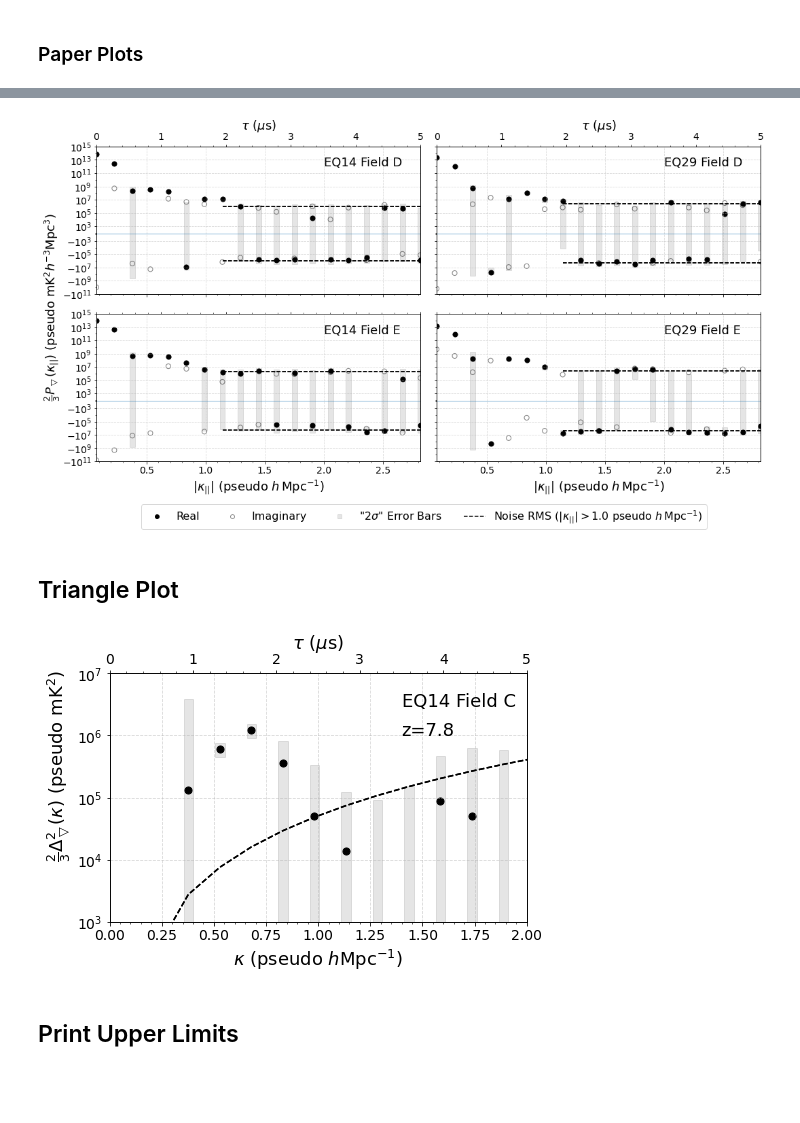
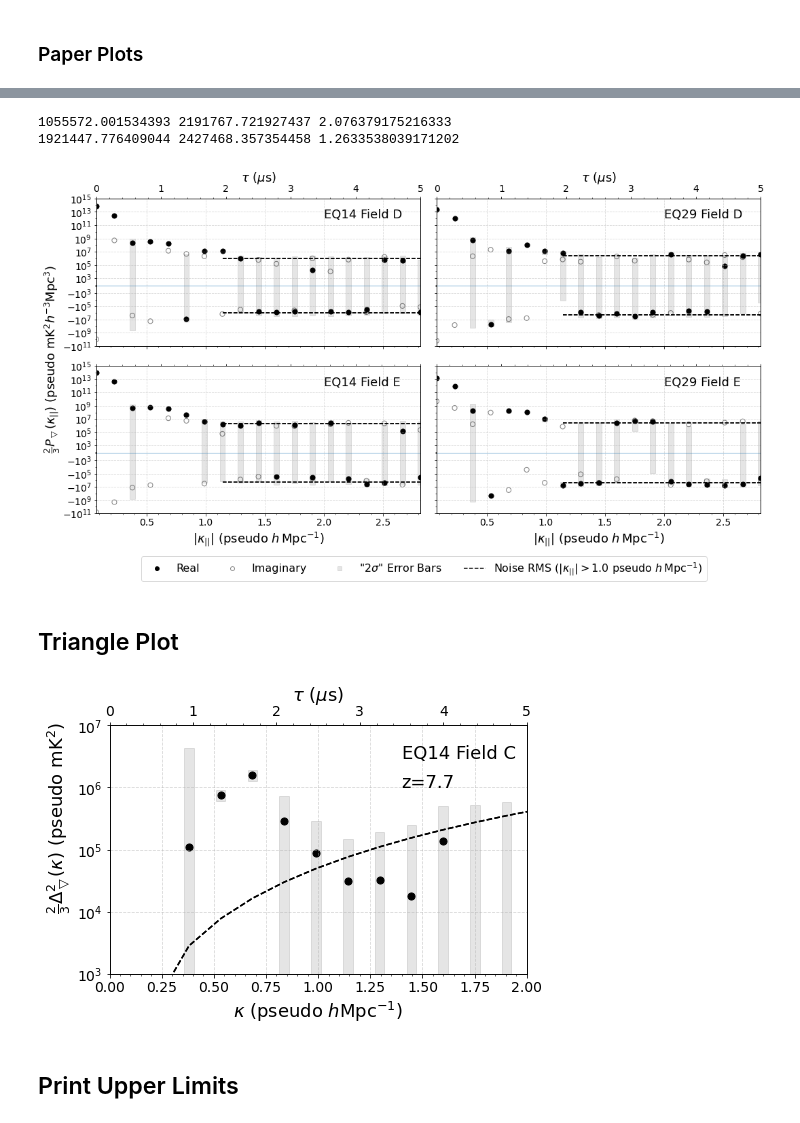
Before and after one commit to pm-keller/hera_closure, a Jupyter notebook: nbooks/xps.ipynb, the cells around one changed output, grey strips where cells are left out. Cells and saved outputs as stored; diff of their text form; code cells hidden in the pictures; blank space fills up the shorter version.

Commit message:
analysis changes (flagging) due to paper review. Data tables added to PUBLISHED DATA

```diff
--- a/nbooks/xps.ipynb
+++ b/nbooks/xps.ipynb
@@ -31,6 +31,7 @@ fields = ["A", "B", "C", "D", "E"]
 pols = ["XX", "YY"]
 
 data = dict()
+
 
 for trclass in trclasses:
     data.update({trclass: dict()})
@@ -45,16 +46,42 @@ for trclass in trclasses:
             data[trclass][field].update({"ERR AVG": np.sqrt(np.convolve(f["ERR AVG"][()]**2, np.ones(3), 'same') / 3)})
             data[trclass][field].update({"Noise AVG": f["Noise AVG"][()]})
 
+            delay = f["delay"][()]
+            idx = np.where(delay >= 0)[0]
+
+            k = dspec.get_k_parallel(delay * u.s, freq=164.28 * u.MHz).to(u.Mpc**-1).value
+            k_perp_14 = dspec.get_k_perpendicular(14.6 * u.m, 164.28 * u.MHz).to(u.Mpc ** -1).value
+            k_perp_28 = dspec.get_k_perpendicular(29.2 * u.m, 164.28 * u.MHz).to(u.Mpc ** -1).value
+
+            if field == "EQ14":
+                k = np.sqrt(k**2 + k_perp_14**2)
+            else:
+                k = np.sqrt(k**2 + k_perp_28**2)
+
             if field in ["A", "B", "C"]:
                 data[trclass][field].update({"XPS AVG model": f["XPS AVG model"][()]})
                 data[trclass][field].update({"ERR AVG model": f["ERR AVG model"][()]})
                 data[trclass][field].update({"Noise AVG model": f["Noise AVG model"][()]})
 
-            delay = f["delay"][()]
+                np.savetxt(f"cross_power_spectrum_{trclass}_field_{field}.txt",
+                           ((k - np.flip(k))[idx] / 2,
+                            (delay - np.flip(delay))[idx] / 2 * 1e6,
+                            (data[trclass][field]["XPS AVG model"].real + np.flip(data[trclass][field]["XPS AVG model"].real))[idx] / 2,
+                            (data[trclass][field]["XPS AVG model"].imag + np.flip(data[trclass][field]["XPS AVG model"].imag))[idx] / 2,
+                            np.sqrt((data[trclass][field]["ERR AVG model"].real**2 + np.flip(data[trclass][field]["ERR AVG model"].real, axis=-1)**2) / 4)[idx],
+                            ), header="kappa [psuedo h/Mpc], delay [mus], 2/3*Re{P(kappa)} [pseudo mK^2/h^3*Mpc^3], 2/3*Im{P(kappa)} [pseudo mK^2/h^3*Mpc^3], 2 sigma error [pseudo mK^2/h^3*Mpc^3]")
 
-k = dspec.get_k_parallel(delay * u.s, freq=161.585 * u.MHz).to(u.Mpc**-1).value
-k_perp_14 = dspec.get_k_perpendicular(14.6 * u.m, 161.585 * u.MHz).to(u.Mpc ** -1).value
-k_perp_28 = dspec.get_k_perpendicular(29.2 * u.m, 161.585 * u.MHz).to(u.Mpc ** -1).value
+            np.savetxt(f"cross_power_spectrum_{trclass}_field_{field}.txt",
+                       ((k - np.flip(k))[idx] / 2,
+                        (delay - np.flip(delay))[idx] / 2 * 1e6,
+                        (data[trclass][field]["XPS AVG"].real + np.flip(data[trclass][field]["XPS AVG"].real))[idx] / 2,
+                        (data[trclass][field]["XPS AVG"].imag + np.flip(data[trclass][field]["XPS AVG"].imag))[idx] / 2,
+                        np.sqrt((data[trclass][field]["ERR AVG"].real**2 + np.flip(data[trclass][field]["ERR AVG"].real, axis=-1)**2) / 4)[idx],
+                        ), header="kappa [psuedo h/Mpc], delay [mus], 2/3*Re{P(kappa)} [pseudo mK^2/h^3*Mpc^3], 2/3*Im{P(kappa)} [pseudo mK^2/h^3*Mpc^3], 2 sigma error [pseudo mK^2/h^3*Mpc^3]")
+
+k = dspec.get_k_parallel(delay * u.s, freq=164.28 * u.MHz).to(u.Mpc**-1).value
+k_perp_14 = dspec.get_k_perpendicular(14.6 * u.m, 164.28 * u.MHz).to(u.Mpc ** -1).value
+k_perp_28 = dspec.get_k_perpendicular(29.2 * u.m, 164.28 * u.MHz).to(u.Mpc ** -1).value
 # %% [markdown]
 ## Plot
 # %% [markdown]
@@ -189,11 +219,12 @@ fields = ["D", "E"]
 
 
 for i, field in enumerate(fields):
-    ax[i, 0], rms = plot.xps_plot(data["EQ14"][field]["XPS AVG"], data["EQ14"][field]["ERR AVG"], freq=164.28 * u.MHz, onesided=True, ax=ax[i, 0], linthresh=1e3, tau_ax=(i==0), nsig=2)
-    ax[i, 1], rms = plot.xps_plot(data["EQ28"][field]["XPS AVG"], data["EQ28"][field]["ERR AVG"], freq=164.28 * u.MHz, onesided=True, ax=ax[i, 1], linthresh=1e3, tau_ax=(i==0), nsig=2)
+    ax[i, 0], rms1 = plot.xps_plot(data["EQ14"][field]["XPS AVG"], data["EQ14"][field]["ERR AVG"], freq=164.28 * u.MHz, onesided=True, ax=ax[i, 0], linthresh=1e3, tau_ax=(i==0), nsig=2)
+    ax[i, 1], rms2 = plot.xps_plot(data["EQ28"][field]["XPS AVG"], data["EQ28"][field]["ERR AVG"], freq=164.28 * u.MHz, onesided=True, ax=ax[i, 1], linthresh=1e3, tau_ax=(i==0), nsig=2)
     ax[i, 0].text(2, 1e12, f"EQ14 Field {field}", fontsize=18)
     ax[i, 1].text(2, 1e12, f"EQ29 Field {field}", fontsize=18)
 
+    print(np.mean(rms1), np.mean(rms2), np.mean(rms2) / np.mean(rms1))
 
 ax[-1, 0].set_xlabel(r"$|\kappa_{||}|$ (pseudo $h\,\mathrm{Mpc}^{-1}$)", fontsize=18)
 ax[-1, 1].set_xlabel(r"$|\kappa_{||}|$ (pseudo $h\,\mathrm{Mpc}^{-1}$)", fontsize=18)
@@ -212,32 +243,35 @@ fig.text(0.02, 0.5, r"$\frac{2}{3}P_\bigtriangledown\left(\kappa_{||}\right)$ (p
 plt.legend(custom_markers, ['Real', 'Imaginary', '"2$\sigma$" Error Bars', 'Noise RMS ($|\kappa_{||}|>1.0$ pseudo $h\,\mathrm{Mpc}^{-1}$)'], bbox_to_anchor=(0.92, 0.01), bbox_transform=fig.transFigure, ncol=4, fontsize=16)
 plt.savefig("/users/pkeller/code/H1C_IDR3.2/plots/xps_DE.pdf", bbox_inches='tight')
 # %% [output]
+1055572.001534393 2191767.721927437 2.076379175216333
+1921447.776409044 2427468.357354458 1.2633538039171202
 [figure]
 # %% [markdown]
 ## Triangle Plot
 # %%
 fig, ax = plt.subplots(1, 1, figsize=(7, 5))
 yticks =  10 ** np.arange(3, 8, 1)
 
 xps = data["EQ14"]["C"]["XPS AVG"]
 err = data["EQ14"]["C"]["ERR AVG"]
 
-ax, rms = plot.xps_plot(xps, err, freq=161.585 * u.MHz, onesided=True, ax=ax, linthresh=1e3, tau_ax=(i//2==0), cosmo=True, bls=14.6 * u.m, nsig=2)
+ax, rms = plot.xps_plot(xps, err, freq=164.28 * u.MHz, onesided=True, ax=ax, linthresh=1e3, tau_ax=(i//2==0), cosmo=True, bls=14.6 * u.m, nsig=2)
 
 ax.set_xlabel(r"$\kappa$ (pseudo $h\mathrm{Mpc}^{-1}$)", fontsize=18)
 ax.set_ylim([1e3, 10**7])
 
 plt.setp(ax, xlim=[0.0, 2.0], ylim=[1e3, 10**7], yticks=yticks);
 plt.tight_layout()
 
 fig.subplots_adjust(wspace=0.05)
 fig.subplots_adjust(left=0.12)
 fig.text(0.02, 0.6, r"$\frac{2}{3}\Delta^2_\bigtriangledown\left(\kappa\right)$ (pseudo $\mathrm{mK}^2$)", fontsize=18, rotation=90., va="center", ha="center");
 ax.text(1.4, 3*1e6, f"EQ14 Field C", fontsize=18)
-ax.text(1.4, 1*1e6, f"z=7.8", fontsize=18)
+ax.text(1.4, 1*1e6, f"z=7.7", fontsize=18)
 plt.savefig("/users/pkeller/code/H1C_IDR3.2/plots/triangle_plot_EQ14_FC.pdf", bbox_inches='tight')
+plt.savefig("/users/pkeller/code/H1C_IDR3.2/plots/triangle_plot_EQ14_FC.png", bbox_inches='tight')
 # %% [output]
-[figure, old version]
+[figure, new version]
 # %% [markdown]
 ## Print Upper Limits
 # %%
```
Also changed, not shown: parts of 7 cells of this notebook, 13 other files.
